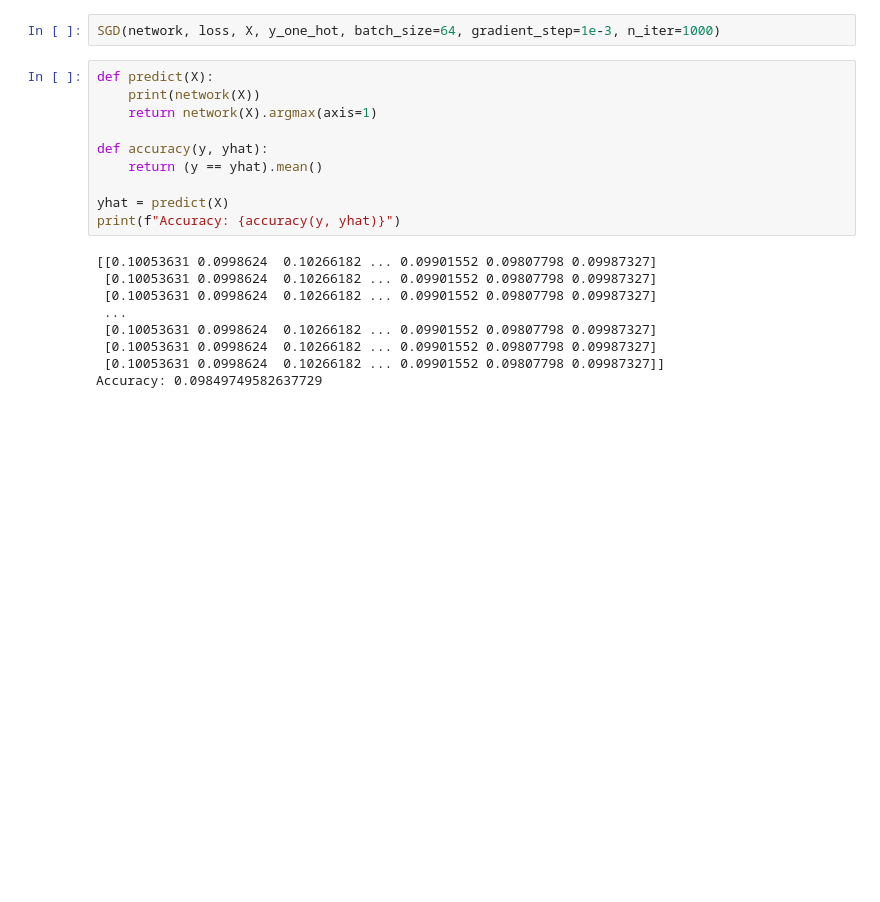
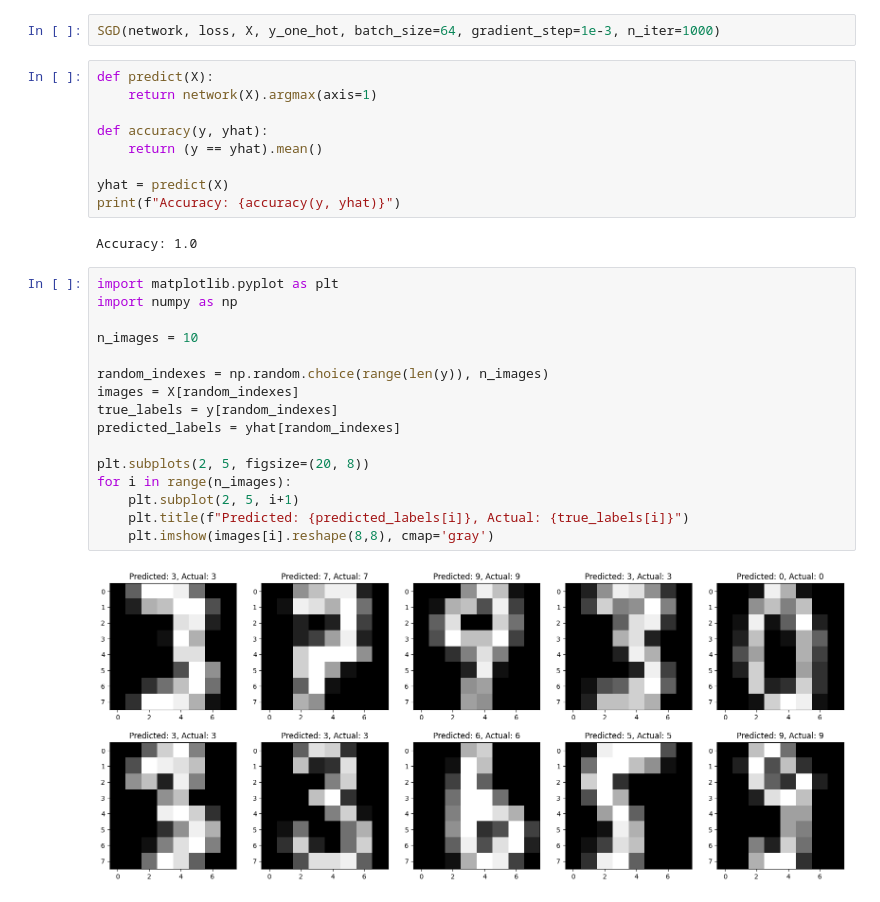
Before and after one commit to Ethan2541/Neural-Network-Library, a Jupyter notebook: experiments/multiclass_network.ipynb, the cells around one changed output. Cells and saved outputs as stored; diff of their text form; blank space fills up the shorter version.

```diff
--- a/experiments/multiclass_network.ipynb
+++ b/experiments/multiclass_network.ipynb
@@ -41,7 +31,6 @@ loss = CrossEntropyLoss()
 SGD(network, loss, X, y_one_hot, batch_size=64, gradient_step=1e-3, n_iter=1000)
 # %%
 def predict(X):
-    print(network(X))
     return network(X).argmax(axis=1)
 
 def accuracy(y, yhat):
@@ -50,11 +39,22 @@ def accuracy(y, yhat):
 yhat = predict(X)
 print(f"Accuracy: {accuracy(y, yhat)}")
 # %% [output]
-[[0.10053631 0.0998624  0.10266182 ... 0.09901552 0.09807798 0.09987327]
- [0.10053631 0.0998624  0.10266182 ... 0.09901552 0.09807798 0.09987327]
- [0.10053631 0.0998624  0.10266182 ... 0.09901552 0.09807798 0.09987327]
- ...
- [0.10053631 0.0998624  0.10266182 ... 0.09901552 0.09807798 0.09987327]
- [0.10053631 0.0998624  0.10266182 ... 0.09901552 0.09807798 0.09987327]
- [0.10053631 0.0998624  0.10266182 ... 0.09901552 0.09807798 0.09987327]]
-Accuracy: 0.09849749582637729
+Accuracy: 1.0
+# %%
+import matplotlib.pyplot as plt
+import numpy as np
+
+n_images = 10
+
+random_indexes = np.random.choice(range(len(y)), n_images)
+images = X[random_indexes]
+true_labels = y[random_indexes]
+predicted_labels = yhat[random_indexes]
+
+plt.subplots(2, 5, figsize=(20, 8))
+for i in range(n_images):
+    plt.subplot(2, 5, i+1)
+    plt.title(f"Predicted: {predicted_labels[i]}, Actual: {true_labels[i]}")
+    plt.imshow(images[i].reshape(8,8), cmap='gray')
+# %% [output]
+[figure, added]
```
Also changed, not shown: parts of 1 cell of this notebook, 5 other files.
